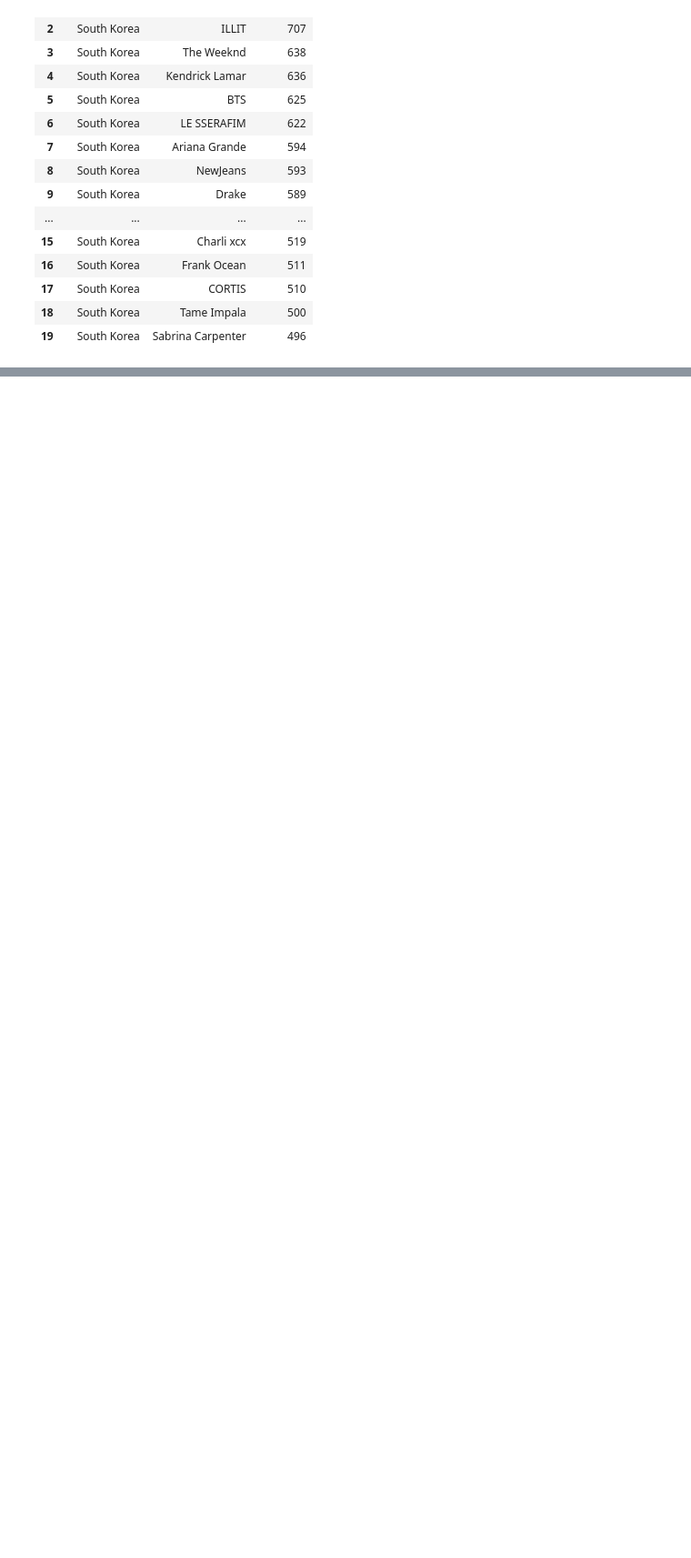
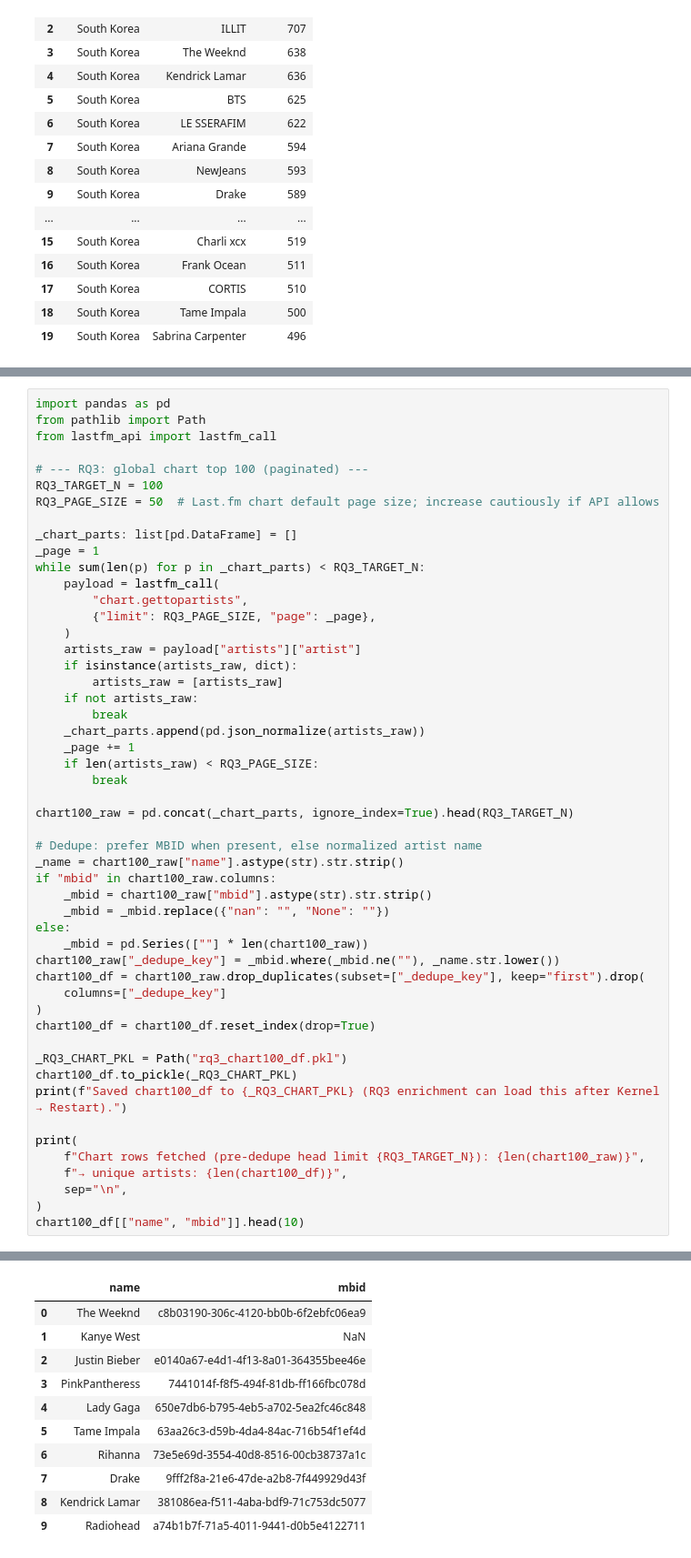
Before and after one commit to gena-lee/hcde530, a Jupyter notebook: Week 5/A5: Pandas Assignment/mp1.ipynb, the cells around one changed output, grey strips where cells are left out. Shown at 91% size. Drawn from its saved outputs; the diff is of its cells as text; blank space fills up the shorter version.

```diff
--- a/Week 5/A5: Pandas Assignment/mp1.ipynb
+++ b/Week 5/A5: Pandas Assignment/mp1.ipynb
@@ -422,0 +483,52 @@ Last.fm tags overlap with genres only loosely. **`reach`** reflects activity **o
+# %%
+import pandas as pd
+from pathlib import Path
+from lastfm_api import lastfm_call
+
+# --- RQ3: global chart top 100 (paginated) ---
+RQ3_TARGET_N = 100
+RQ3_PAGE_SIZE = 50  # Last.fm chart default page size; increase cautiously if API allows
+
+_chart_parts: list[pd.DataFrame] = []
+_page = 1
+while sum(len(p) for p in _chart_parts) < RQ3_TARGET_N:
+    payload = lastfm_call(
+        "chart.gettopartists",
+        {"limit": RQ3_PAGE_SIZE, "page": _page},
+    )
+    artists_raw = payload["artists"]["artist"]
+    if isinstance(artists_raw, dict):
+        artists_raw = [artists_raw]
+    if not artists_raw:
+        break
+    _chart_parts.append(pd.json_normalize(artists_raw))
+    _page += 1
+    if len(artists_raw) < RQ3_PAGE_SIZE:
+        break
+
+chart100_raw = pd.concat(_chart_parts, ignore_index=True).head(RQ3_TARGET_N)
+
+# Dedupe: prefer MBID when present, else normalized artist name
+_name = chart100_raw["name"].astype(str).str.strip()
+if "mbid" in chart100_raw.columns:
+    _mbid = chart100_raw["mbid"].astype(str).str.strip()
+    _mbid = _mbid.replace({"nan": "", "None": ""})
+else:
+    _mbid = pd.Series([""] * len(chart100_raw))
+chart100_raw["_dedupe_key"] = _mbid.where(_mbid.ne(""), _name.str.lower())
+chart100_df = chart100_raw.drop_duplicates(subset=["_dedupe_key"], keep="first").drop(
+    columns=["_dedupe_key"]
+)
+chart100_df = chart100_df.reset_index(drop=True)
+
+_RQ3_CHART_PKL = Path("rq3_chart100_df.pkl")
+chart100_df.to_pickle(_RQ3_CHART_PKL)
+print(f"Saved chart100_df to {_RQ3_CHART_PKL} (RQ3 enrichment can load this after Kernel → Restart).")
+
+print(
+    f"Chart rows fetched (pre-dedupe head limit {RQ3_TARGET_N}): {len(chart100_raw)}",
+    f"→ unique artists: {len(chart100_df)}",
+    sep="\n",
+)
+chart100_df[["name", "mbid"]].head(10)
+# %% [output]
@@ -422,0 +538,11 @@ Last.fm tags overlap with genres only loosely. **`reach`** reflects activity **o
+|  | name | mbid |
+| 0 | The Weeknd | c8b03190-306c-4120-bb0b-6f2ebfc06ea9 |
+| 1 | Kanye West | NaN |
+| 2 | Justin Bieber | e0140a67-e4d1-4f13-8a01-364355bee46e |
+| 3 | PinkPantheress | 7441014f-f8f5-494f-81db-ff166fbc078d |
+| 4 | Lady Gaga | 650e7db6-b795-4eb5-a702-5ea2fc46c848 |
+| 5 | Tame Impala | 63aa26c3-d59b-4da4-84ac-716b54f1ef4d |
+| 6 | Rihanna | 73e5e69d-3554-40d8-8516-00cb38737a1c |
+| 7 | Drake | 9fff2f8a-21e6-47de-a2b8-7f449929d43f |
+| 8 | Kendrick Lamar | 381086ea-f511-4aba-bdf9-71c753dc5077 |
+| 9 | Radiohead | a74b1b7f-71a5-4011-9441-d0b5e4122711 |
```
Also changed, not shown: parts of 17 cells of this notebook.
